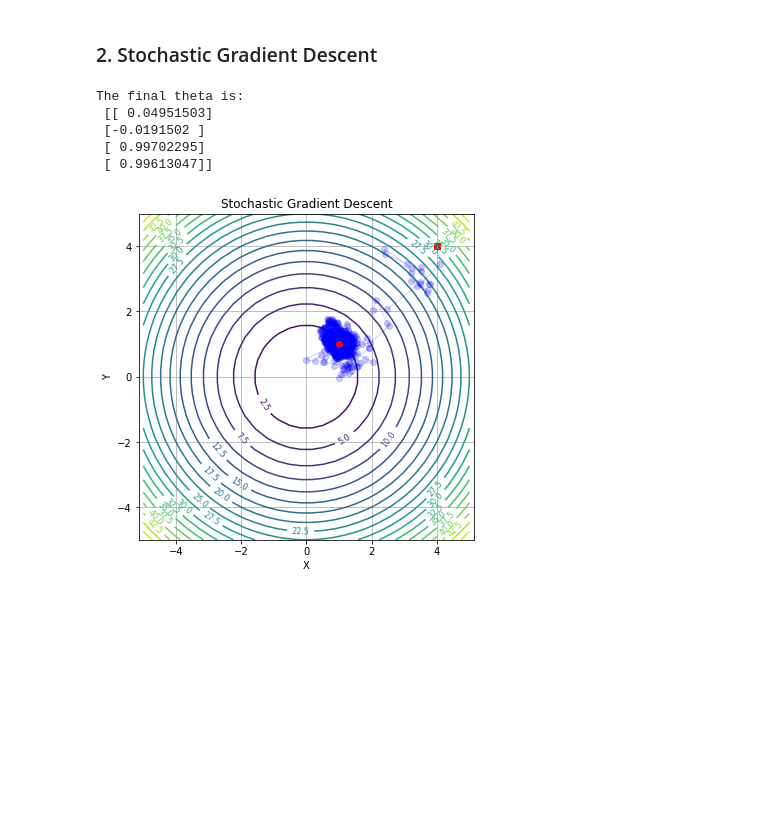
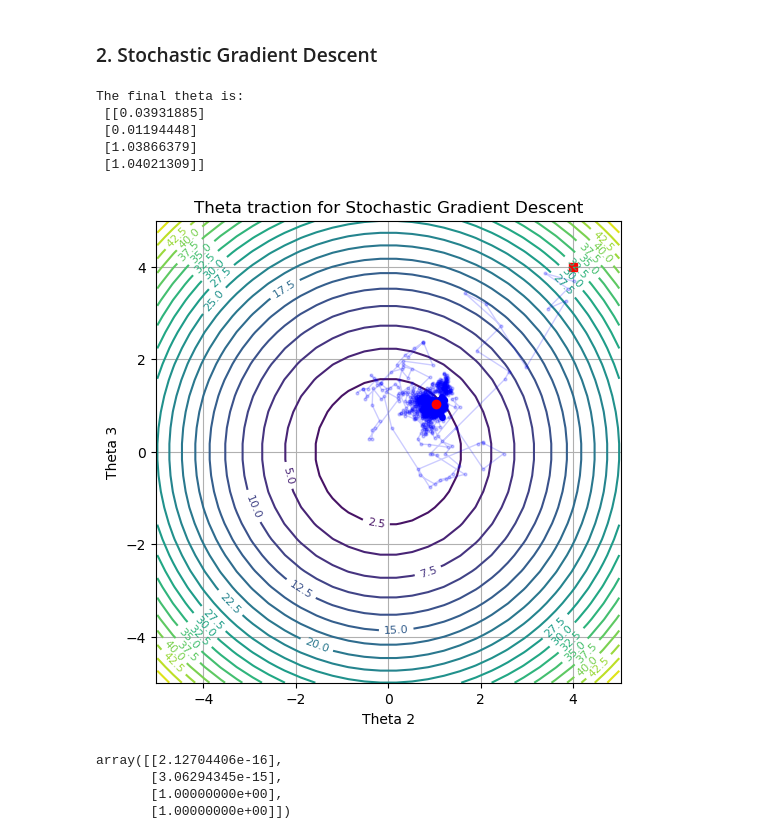
Before and after one commit to getpeped/ML, a Jupyter notebook: Gradient/gradients.ipynb, the cells around one changed output. Cells and saved outputs as stored; diff of their text form; code cells hidden in the pictures; blank space fills up the shorter version.

```diff
--- a/Gradient/gradients.ipynb
+++ b/Gradient/gradients.ipynb
@@ -84,39 +84,48 @@ for epoch in range(n_epochs):
         xi = X_scaled[rand_idx: rand_idx + 1]
         yi = z_flat[rand_idx: rand_idx + 1]
         gradients = 2 * xi.T.dot(xi.dot(theta) - yi)  # size (4, 1)
         eta = learning_rate(epoch * m + i)
         theta = theta - eta * gradients
         thetas.append(theta.copy())
 
 print(f'The final theta is:\n {theta / X_std.reshape(-1, 1)}')
 
 # extracting the thetas tracking values for X_scaled[:, 2] & X_scaled[:, 3]
 thetas_arr = np.array(thetas).flatten().reshape(-1, 4) / X_std
 th0, th1, th2, th3 = thetas_arr[:, 0], thetas_arr[:, 1], thetas_arr[:, 2], thetas_arr[:, 3]
 
 fig, ax = plt.subplots(figsize=(6, 6))
 cs = ax.contour(xx, yy, zz, cmap='viridis', levels=20)
 ax.clabel(cs, inline=True, fontsize=8)
 
-ax.plot(th2, th3, c='b', marker='o', alpha=0.2, linewidth=1)
-ax.set_xlabel('X')
-ax.set_ylabel('Y')
-ax.set_title('Stochastic Gradient Descent')
+ax.plot(th2, th3, c='b', marker='o', markersize=2, alpha=0.2, linewidth=1)
+ax.set_xlabel('Theta 2')
+ax.set_ylabel('Theta 3')
+ax.set_title('Theta traction for Stochastic Gradient Descent')
 
 ax.axis('equal')
 
 # the starting theta coordinates
 ax.plot(th2[:1], th3[:1], 'rs')
 
 # the final theta coordinates
 ax.plot(th2[-1:], th3[-1:], 'ro')
 
 plt.grid()
 plt.show()
 # %% [output]
 The final theta is:
- [[ 0.04951503]
- [-0.0191502 ]
- [ 0.99702295]
- [ 0.99613047]]
+ [[0.03931885]
+ [0.01194448]
+ [1.03866379]
+ [1.04021309]]
-[figure, old version]
+[figure, new version]
+# %%
+# Normal equation
+theta_norm = np.linalg.inv(X.T.dot(X)).dot(X.T.dot(z_flat))
+theta_norm
+# %% [output]
+array([[2.12704406e-16],
+       [3.06294345e-15],
+       [1.00000000e+00],
+       [1.00000000e+00]])
```
Also changed, not shown: parts of 1 cell of this notebook.
